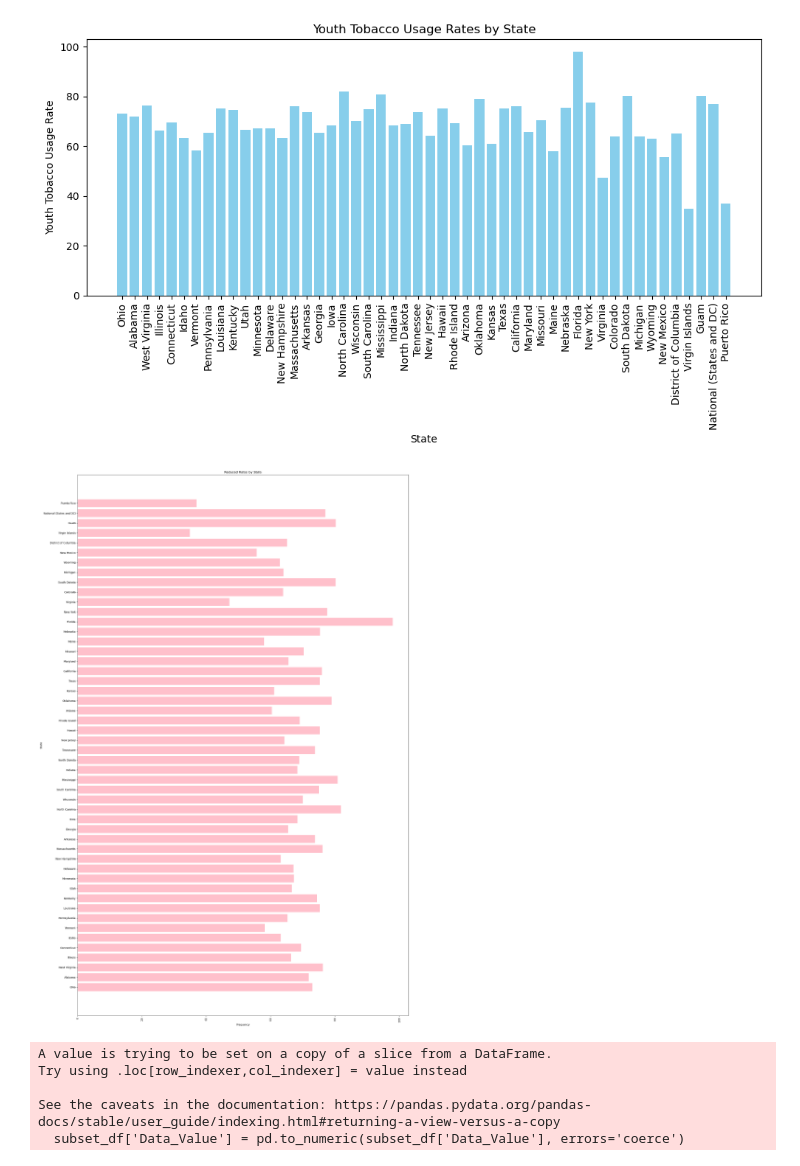
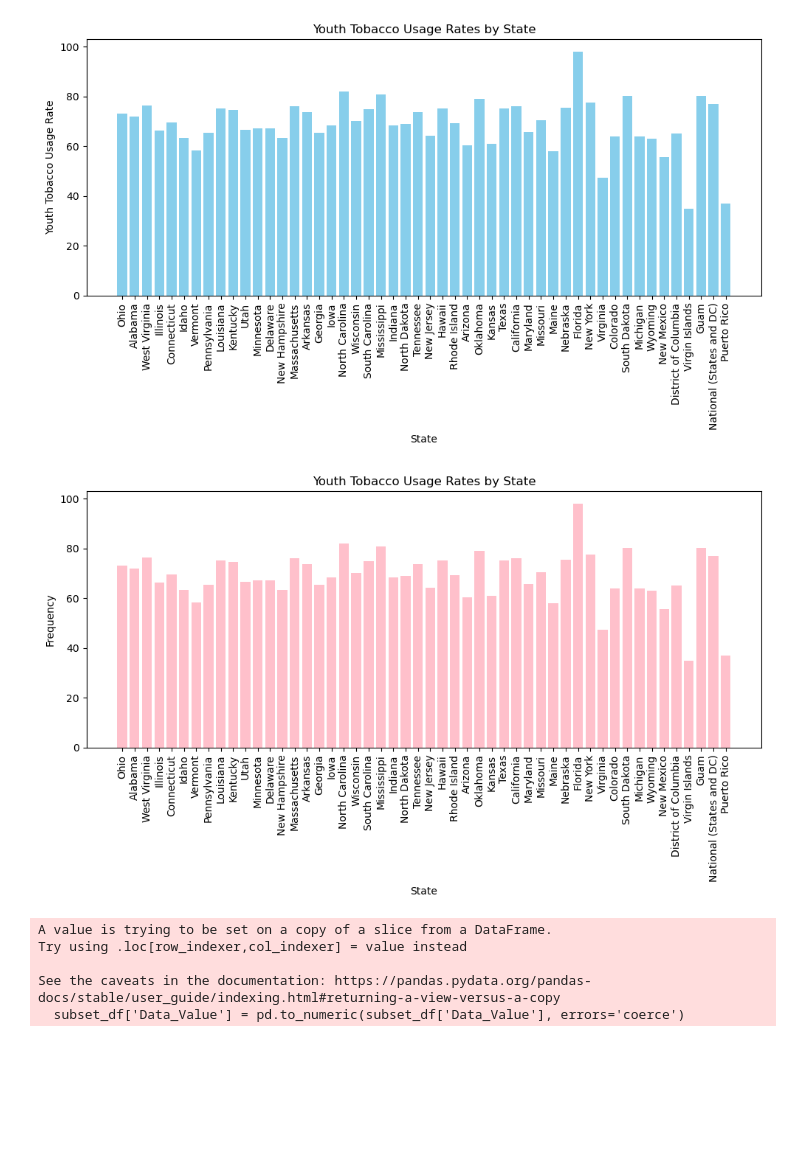
Before and after one commit to Lovelourdie/Project1_DataViz, a Jupyter notebook: clean_data.ipynb, the cells around one changed output. Saved outputs shown, nothing was run; the diff lists cells and outputs as text; code cells hidden in the pictures; blank space fills up the shorter version.

```diff
--- a/clean_data.ipynb
+++ b/clean_data.ipynb
@@ -241,14 +241,14 @@ plt.show()
 # %% [output]
 [figure]
 # %%
-plt.figure(figsize=(20, 30))
-plt.barh(subset_df['LocationDesc'], subset_df['Data_Value'], color='pink')
-plt.xlabel('Frequency')
-plt.ylabel('State')
-plt.title('Reduced Rates by State')
+	plt.figure(figsize=(10, 6))
+plt.bar(subset_df['LocationDesc'], subset_df['Data_Value'], color='pink')
+plt.xlabel('State')
+plt.ylabel('Frequency')
+plt.title('Youth Tobacco Usage Rates by State')
 plt.xticks(rotation=90)  # Rotate state names for better visibility
 plt.tight_layout()
 plt.show()
 # %% [output]
-[figure, old version]
+[figure, new version]
 # %%
```
Also changed, not shown: parts of 1 cell of this notebook.
